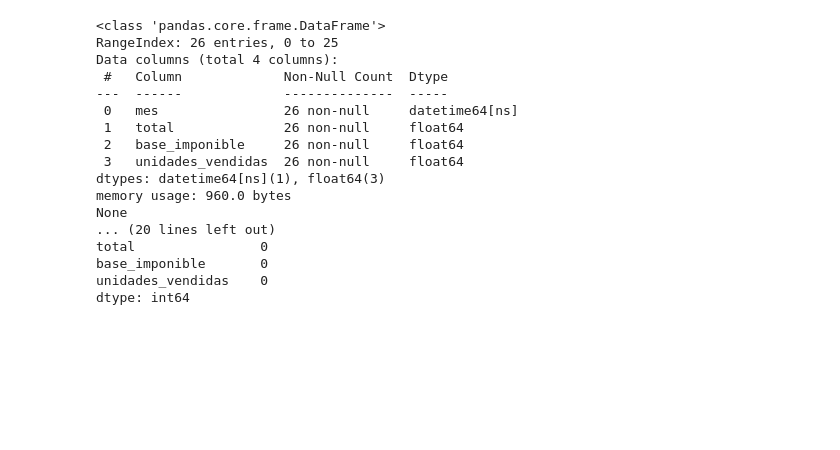
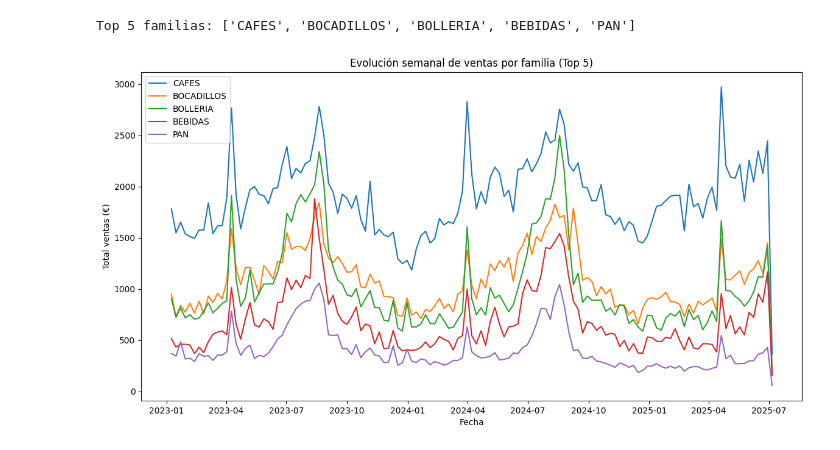
Before and after one commit to joquifer2/mlops_fleca_project, a Jupyter notebook: notebooks/v2_Eda.ipynb, the cells around one changed output. Cells and saved outputs as stored; diff of their text form; code cells hidden in the pictures; blank space fills up the shorter version.

```diff
--- a/notebooks/v2_Eda.ipynb
+++ b/notebooks/v2_Eda.ipynb
@@ -0,0 +3,20 @@
+# %%
+import pandas as pd
+import os
+
+archivos = [
+    "../data/interim/validated_range_fecha_familia_20250630.parquet",
+    "../data/interim/validated_range_semanal_familia_20250630.parquet",
+    "../data/interim/validated_range_monthly_familia_20250630.parquet"
+]
+# Cargar los datos de cada archivo en una lista de DataFrames
+dfs = []
+for archivo in archivos:
+    if os.path.exists(archivo):
+        dfs.append(pd.read_parquet(archivo))
+    else:
+        print(f"Archivo no encontrado: {archivo}")
+
+# Mensajes de confirmación de que se cargaron los archivos
+for i, df in enumerate(dfs):
+    print(f"Archivo {i+1} cargado con éxito: {archivos[i]} - Número de filas: {len(df)}")
@@ -13,25 +139,27 @@ OSError: [Errno 22] Invalid argument: '..data\raw\raw_data_bq_forecasting_202506
-# %%
-# Información general
-print(df.info())
-print(df.describe())
-
-# Revisar si hay valores nulos
-print(df.isnull().sum())
-# %% [output]
-<class 'pandas.core.frame.DataFrame'>
-RangeIndex: 26 entries, 0 to 25
-Data columns (total 4 columns):
- #   Column             Non-Null Count  Dtype
----  ------             --------------  -----
- 0   mes                26 non-null     datetime64[ns]
- 1   total              26 non-null     float64
- 2   base_imponible     26 non-null     float64
- 3   unidades_vendidas  26 non-null     float64
-dtypes: datetime64[ns](1), float64(3)
-memory usage: 960.0 bytes
-None
-... (20 lines left out)
-total                0
-base_imponible       0
-unidades_vendidas    0
-dtype: int64
+# %%
+# --- EDA por Familia de Producto (Semanal) ---
+df_semanal = dfs['df_semanal']
+
+# 1. Top 5 familias por ventas acumuladas
+top_familias = (
+    df_semanal.groupby('familia')['total'].sum()
+    .sort_values(ascending=False)
+    .head(5)
+    .index.tolist()
+)
+print(f"Top 5 familias: {top_familias}")
+# %% [output]
+Top 5 familias: ['CAFES', 'BOCADILLOS', 'BOLLERIA', 'BEBIDAS', 'PAN']
+# %%
+
+plt.figure(figsize=(14,7))
+for familia in top_familias:
+    df_tmp = df_semanal[df_semanal['familia'] == familia]
+    plt.plot(df_tmp['fecha'], df_tmp['total'], label=familia)
+plt.title('Evolución semanal de ventas por familia (Top 5)')
+plt.xlabel('Fecha')
+plt.ylabel('Total ventas (€)')
+plt.legend()
+plt.show()
+# %% [output]
+[figure, added]
```
Also changed, not shown: parts of 20 cells of this notebook.
